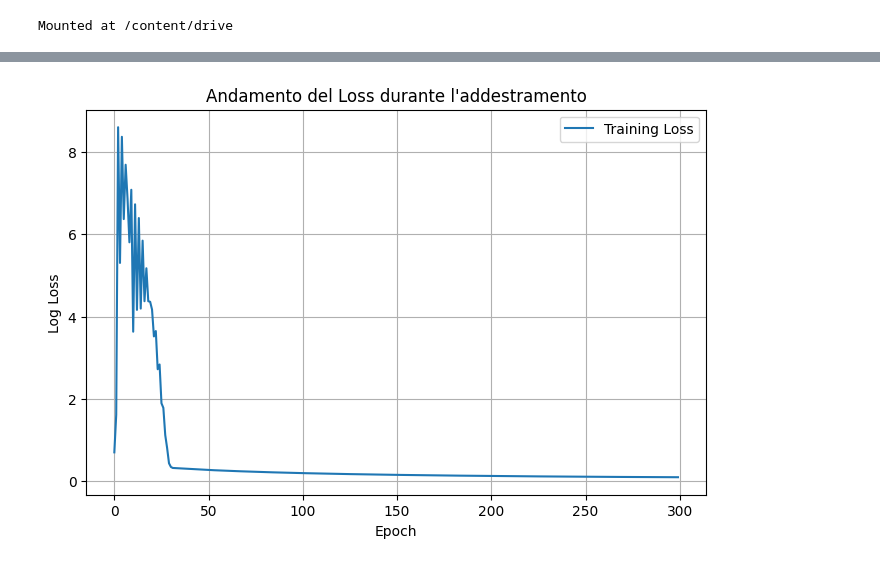
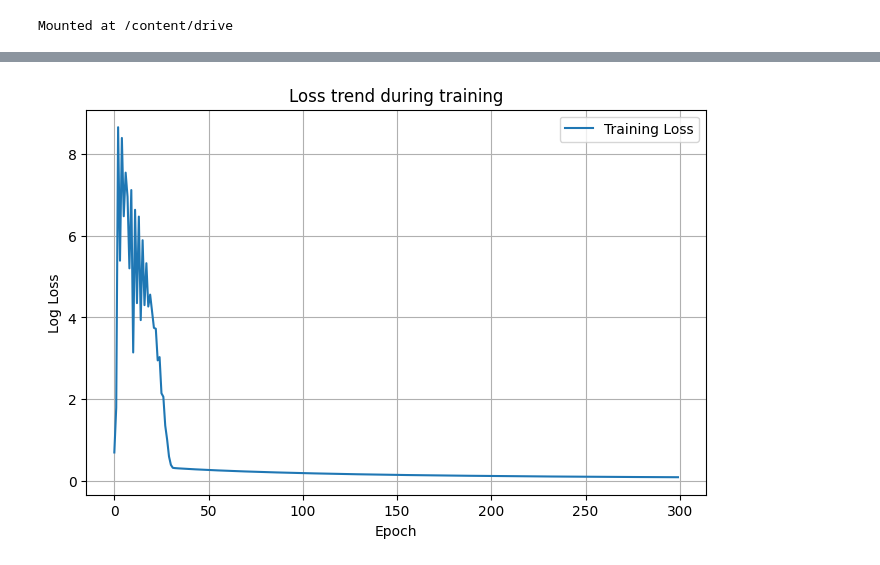
Before and after one commit to marcofoiss/ML-Project, a Jupyter notebook: ML_Project.ipynb, the cells around one changed output, grey strips where cells are left out. Drawn from its saved outputs; the diff is of its cells as text; code cells hidden in the pictures.

```diff
--- a/ML_Project.ipynb
+++ b/ML_Project.ipynb
@@ -38,7 +40,7 @@ def vectorize(text, vocab):
 
 # Logistic Regression Model
 class LogisticRegressionClassifier: # Defines a new class which implements a logistic regression model
-    def __init__(self, input_dim, lr=0.01, epochs=1000): # Contructor method
+    def __init__(self, input_dim, lr=0.005, epochs=1000): # Contructor method
         # input_dim: number of input features
         # lr: learning rate (weights)
         # epochs: number of training iterations
@@ -179,13 +181,13 @@ plt.show()
 # %%
 import matplotlib.pyplot as plt
 
 plt.figure(figsize=(8, 5))
 plt.plot(range(len(model.losses)), model.losses, label="Training Loss")
 plt.xlabel("Epoch")
 plt.ylabel("Log Loss")
-plt.title("Andamento del Loss durante l'addestramento")
+plt.title("Loss trend during training")
 plt.legend()
 plt.grid(True)
 plt.show()
 # %% [output]
-[figure, old version]
+[figure, new version]
```
Also changed, not shown: parts of 14 cells of this notebook.
